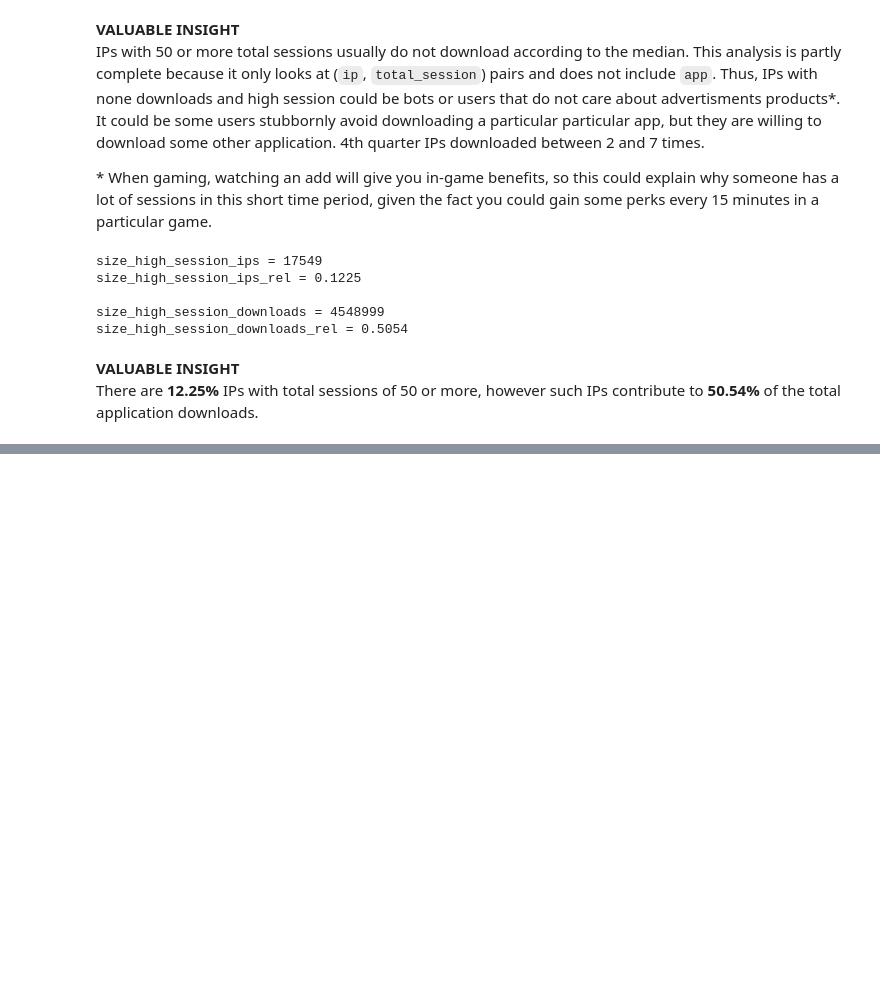
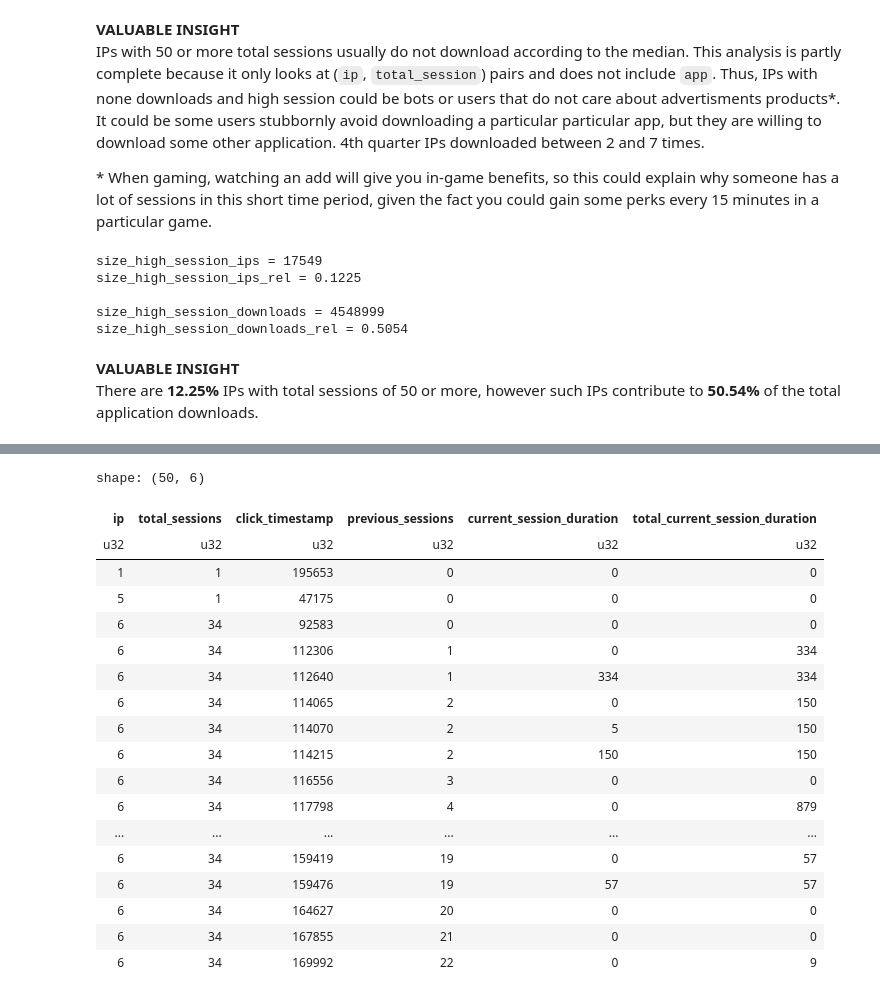
Before and after one commit to aleksa-radojicic/AdTracking_Fraud_Detection, a Jupyter notebook: notebooks/04_feature_engineering.ipynb, the cells around one changed output, grey strips where cells are left out. Drawn from its saved outputs; the diff is of its cells as text; code cells hidden in the pictures; blank space fills up the shorter version.

Commit message:
feat(notebook4): add columns `current_session_duration` & `total_current_session_duration`

```diff
--- a/notebooks/04_feature_engineering.ipynb
+++ b/notebooks/04_feature_engineering.ipynb
@@ -338,0 +341,23 @@ train_extended = (train_extended
+# %%
+with pl.Config() as cfg:
+   cfg.set_tbl_rows(n=50)
+   current_session_duration = (train_extended
+   .select(
+      S.ip,
+      E.total_sessions,
+      E.click_timestamp,
+      E.previous_sessions,
+   )
+   .sort(S.ip, E.previous_sessions, maintain_order=True)
+   .with_columns(
+      pl.col(E.click_timestamp)
+      .diff()
+      .cum_sum()
+      .over(S.ip, E.previous_sessions)
+      .cast(pl.UInt32)
+      .fill_null(0)
+      .alias(E.current_session_duration)
+    )
+   )
+   print(E.current_session_duration)
+   display(current_session_duration.head(50))
@@ -338,0 +385,29 @@ train_extended = (train_extended
+# %%
+with pl.Config() as cfg:
+    cfg.set_tbl_rows(n=50)
+    total_current_session_duration = (current_session_duration
+    .with_columns(
+        pl.col(E.current_session_duration).max().over(S.ip, E.previous_sessions).alias(E.total_current_session_duration)
+    )
+    )
+    display(total_current_session_duration.head(50))
+# %% [output]
+shape: (50, 6)
+| ip | total_sessions | click_timestamp | previous_sessions | current_session_duration | total_current_session_duration |
+| u32 | u32 | u32 | u32 | u32 | u32 |
+| 1 | 1 | 195653 | 0 | 0 | 0 |
+| 5 | 1 | 47175 | 0 | 0 | 0 |
+| 6 | 34 | 92583 | 0 | 0 | 0 |
+| 6 | 34 | 112306 | 1 | 0 | 334 |
+| 6 | 34 | 112640 | 1 | 334 | 334 |
+| 6 | 34 | 114065 | 2 | 0 | 150 |
+| 6 | 34 | 114070 | 2 | 5 | 150 |
+| 6 | 34 | 114215 | 2 | 150 | 150 |
+| 6 | 34 | 116556 | 3 | 0 | 0 |
+| 6 | 34 | 117798 | 4 | 0 | 879 |
+| ... | ... | ... | ... | ... | ... |
+| 6 | 34 | 159419 | 19 | 0 | 57 |
+| 6 | 34 | 159476 | 19 | 57 | 57 |
+| 6 | 34 | 164627 | 20 | 0 | 0 |
+| 6 | 34 | 167855 | 21 | 0 | 0 |
+| 6 | 34 | 169992 | 22 | 0 | 9 |
```
Also changed, not shown: parts of 4 cells of this notebook, 1 other file.
